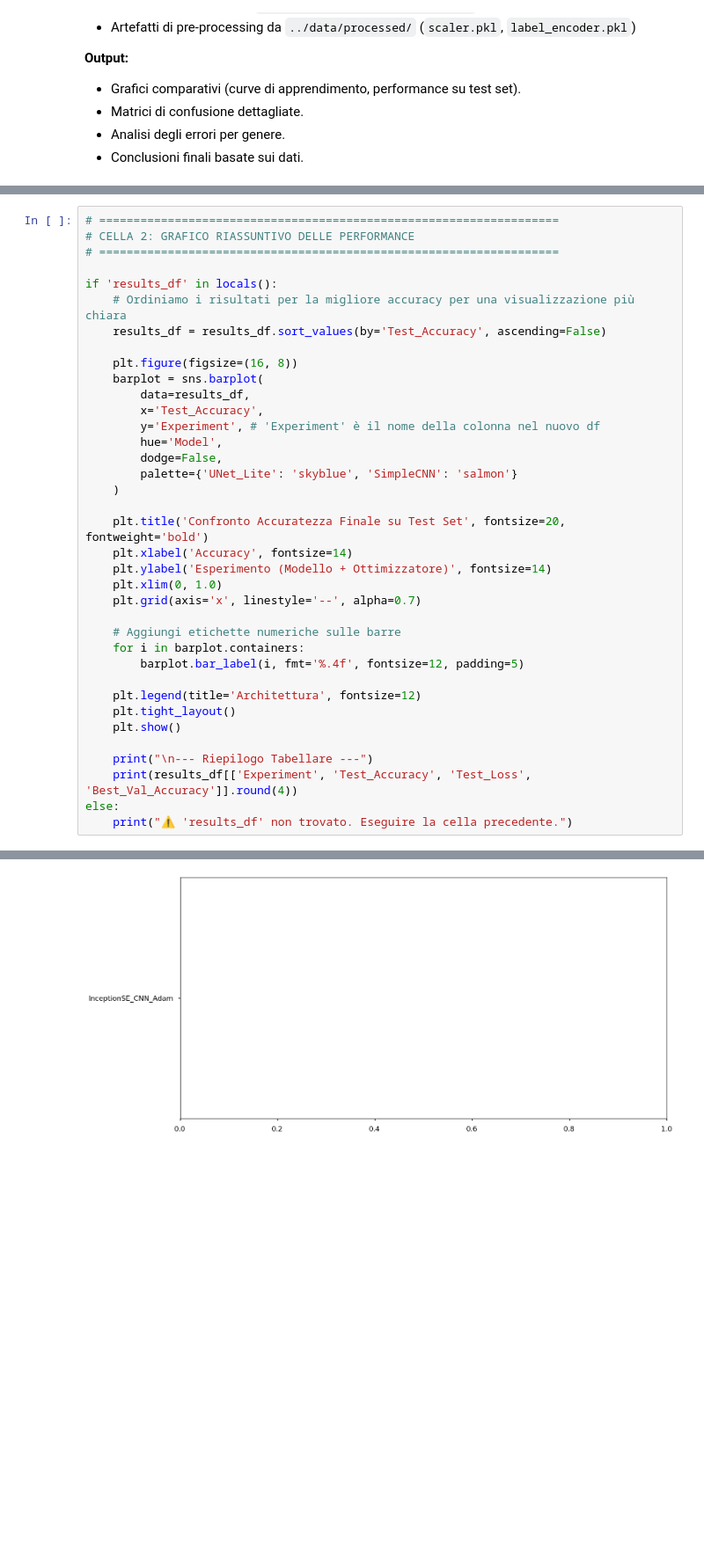
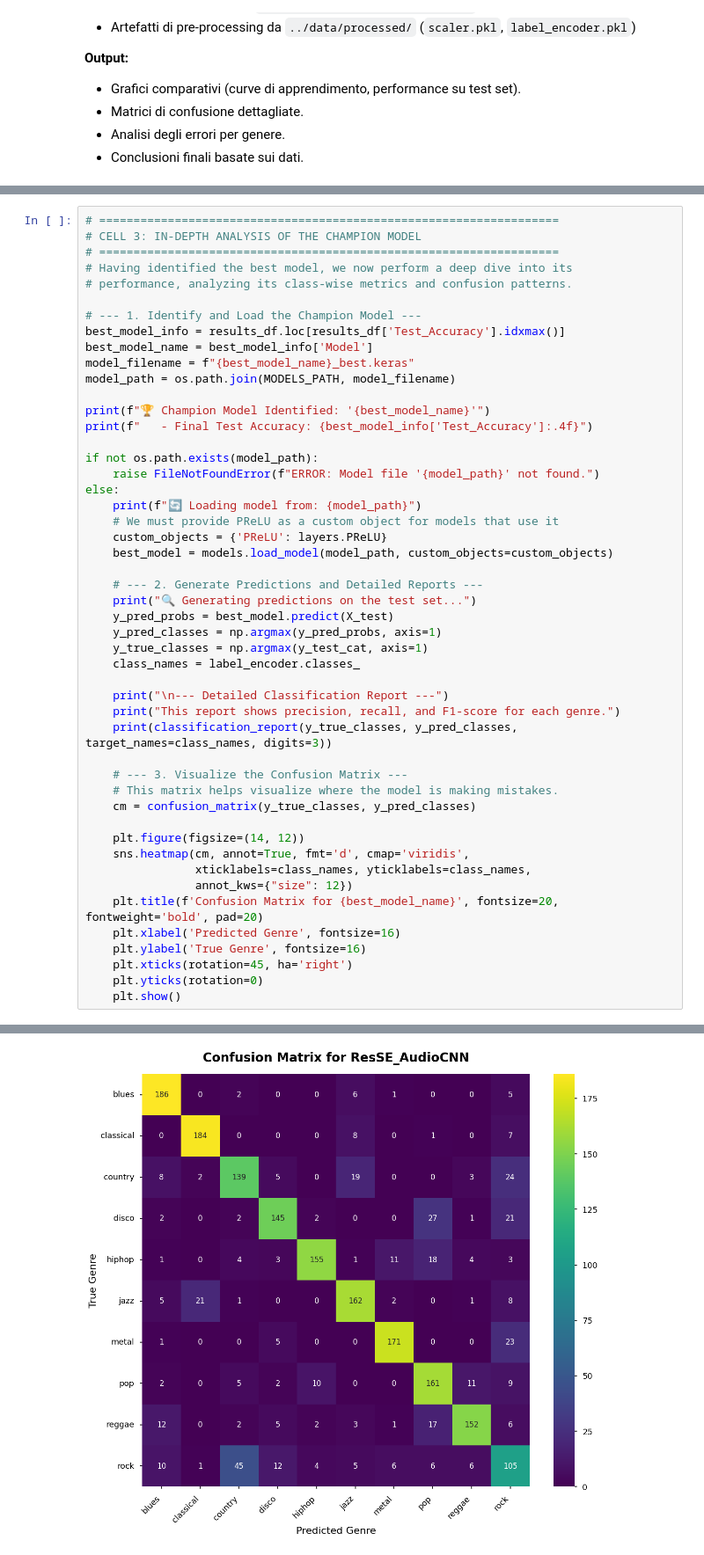
Before and after one commit to alepot55/Reproducible-MGC-GTZAN, a Jupyter notebook: notebooks/ale/02_Analysis_and_Inference.ipynb, the cells around one changed output, grey strips where cells are left out. Shown at 88% size. Saved outputs shown, nothing was run; the diff lists cells and outputs as text; blank space fills up the shorter version.

```diff
--- a/notebooks/ale/02_Analysis_and_Inference.ipynb
+++ b/notebooks/ale/02_Analysis_and_Inference.ipynb
@@ -83,38 +327,50 @@ In questa sezione, visualizziamo e confrontiamo le performance finali di tutte l
 # %%
 # ===================================================================
-# CELLA 2: GRAFICO RIASSUNTIVO DELLE PERFORMANCE
+# CELL 3: IN-DEPTH ANALYSIS OF THE CHAMPION MODEL
 # ===================================================================
+# Having identified the best model, we now perform a deep dive into its
+# performance, analyzing its class-wise metrics and confusion patterns.
 
-if 'results_df' in locals():
-    # Ordiniamo i risultati per la migliore accuracy per una visualizzazione più chiara
-    results_df = results_df.sort_values(by='Test_Accuracy', ascending=False)
+# --- 1. Identify and Load the Champion Model ---
+best_model_info = results_df.loc[results_df['Test_Accuracy'].idxmax()]
+best_model_name = best_model_info['Model']
+model_filename = f"{best_model_name}_best.keras"
+model_path = os.path.join(MODELS_PATH, model_filename)
 
-    plt.figure(figsize=(16, 8))
-    barplot = sns.barplot(
-        data=results_df,
-        x='Test_Accuracy',
-        y='Experiment', # 'Experiment' è il nome della colonna nel nuovo df
-        hue='Model',
-        dodge=False,
-        palette={'UNet_Lite': 'skyblue', 'SimpleCNN': 'salmon'}
-    )
+print(f"🏆 Champion Model Identified: '{best_model_name}'")
+print(f"   - Final Test Accuracy: {best_model_info['Test_Accuracy']:.4f}")
 
-    plt.title('Confronto Accuratezza Finale su Test Set', fontsize=20, fontweight='bold')
-    plt.xlabel('Accuracy', fontsize=14)
-    plt.ylabel('Esperimento (Modello + Ottimizzatore)', fontsize=14)
-    plt.xlim(0, 1.0)
-    plt.grid(axis='x', linestyle='--', alpha=0.7)
+if not os.path.exists(model_path):
+    raise FileNotFoundError(f"ERROR: Model file '{model_path}' not found.")
+else:
+    print(f"🔄 Loading model from: {model_path}")
+    # We must provide PReLU as a custom object for models that use it
+    custom_objects = {'PReLU': layers.PReLU}
+    best_model = models.load_model(model_path, custom_objects=custom_objects)
 
-    # Aggiungi etichette numeriche sulle barre
-    for i in barplot.containers:
-        barplot.bar_label(i, fmt='%.4f', fontsize=12, padding=5)
+    # --- 2. Generate Predictions and Detailed Reports ---
+    print("🔍 Generating predictions on the test set...")
+    y_pred_probs = best_model.predict(X_test)
+    y_pred_classes = np.argmax(y_pred_probs, axis=1)
+    y_true_classes = np.argmax(y_test_cat, axis=1)
+    class_names = label_encoder.classes_
 
-    plt.legend(title='Architettura', fontsize=12)
-    plt.tight_layout()
+    print("\n--- Detailed Classification Report ---")
+    print("This report shows precision, recall, and F1-score for each genre.")
+    print(classification_report(y_true_classes, y_pred_classes, target_names=class_names, digits=3))
+
+    # --- 3. Visualize the Confusion Matrix ---
+    # This matrix helps visualize where the model is making mistakes.
+    cm = confusion_matrix(y_true_classes, y_pred_classes)
+
+    plt.figure(figsize=(14, 12))
+    sns.heatmap(cm, annot=True, fmt='d', cmap='viridis',
+                xticklabels=class_names, yticklabels=class_names,
+                annot_kws={"size": 12})
+    plt.title(f'Confusion Matrix for {best_model_name}', fontsize=20, fontweight='bold', pad=20)
+    plt.xlabel('Predicted Genre', fontsize=16)
+    plt.ylabel('True Genre', fontsize=16)
+    plt.xticks(rotation=45, ha='right')
+    plt.yticks(rotation=0)
     plt.show()
-
-    print("\n--- Riepilogo Tabellare ---")
-    print(results_df[['Experiment', 'Test_Accuracy', 'Test_Loss', 'Best_Val_Accuracy']].round(4))
-else:
-    print("⚠️ 'results_df' non trovato. Eseguire la cella precedente.")
 # %% [output]
@@ -122 +408 @@ ValueError: The palette dictionary is missing keys: {'InceptionSE_CNN'}
-[figure, old version]
+[figure, new version]
```
Also changed, not shown: parts of 9 cells of this notebook, 7 other files.
